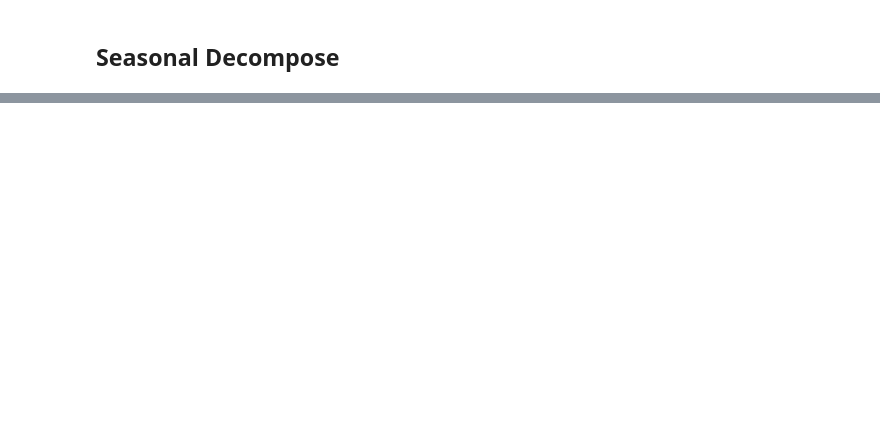
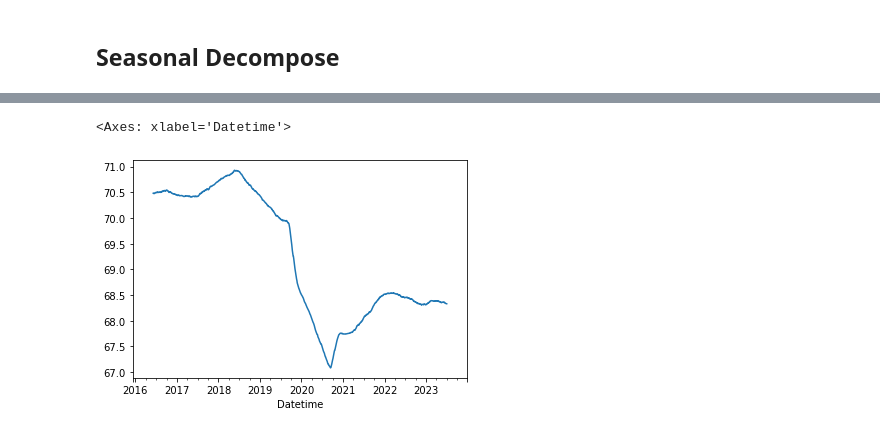
Before and after one commit to ivanseldas/COVID-Noise-Impact-Barcelona, a Jupyter notebook: notebooks/noise_bcn.ipynb, the cells around one changed output, grey strips where cells are left out. Saved outputs shown, nothing was run; the diff lists cells and outputs as text; code cells hidden in the pictures; blank space fills up the shorter version.

```diff
--- a/notebooks/noise_bcn.ipynb
+++ b/notebooks/noise_bcn.ipynb
@@ -281,0 +230,6 @@ ValueError: This function does not handle missing values
+# %%
+trend = result.trend
+trend.plot()
+# %% [output]
+<Axes: xlabel='Datetime'>
+[figure, added]
```
Also changed, not shown: parts of 18 cells of this notebook.
